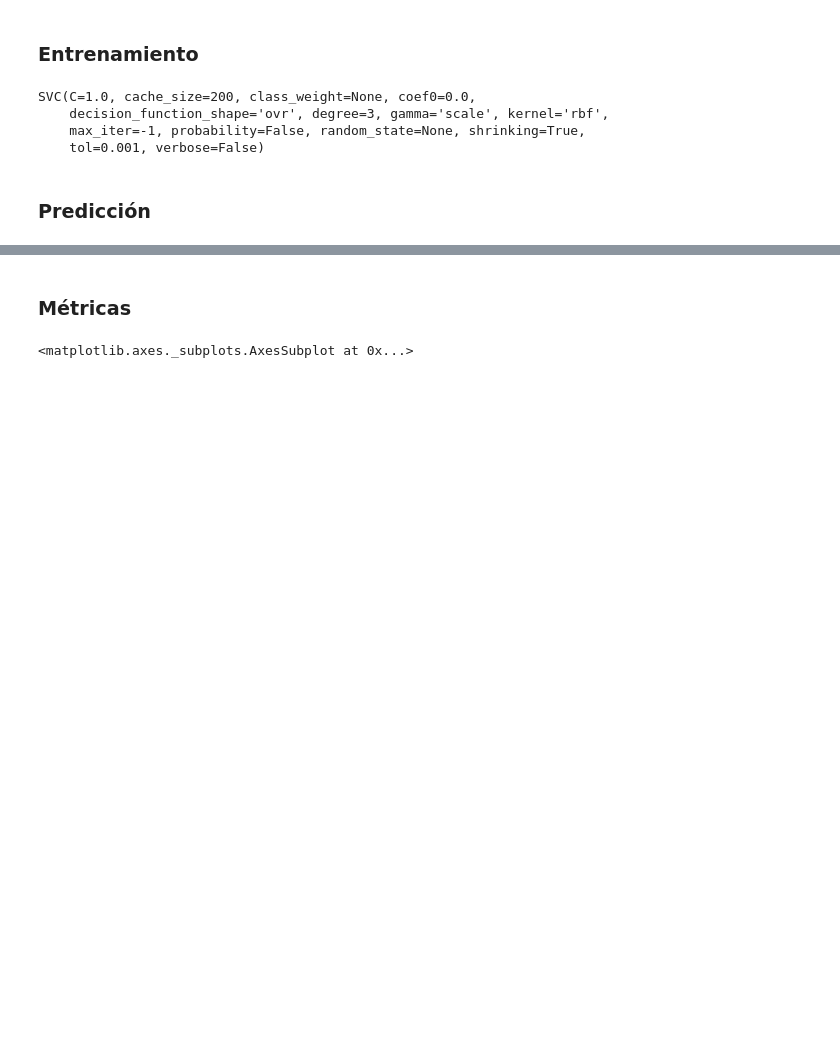
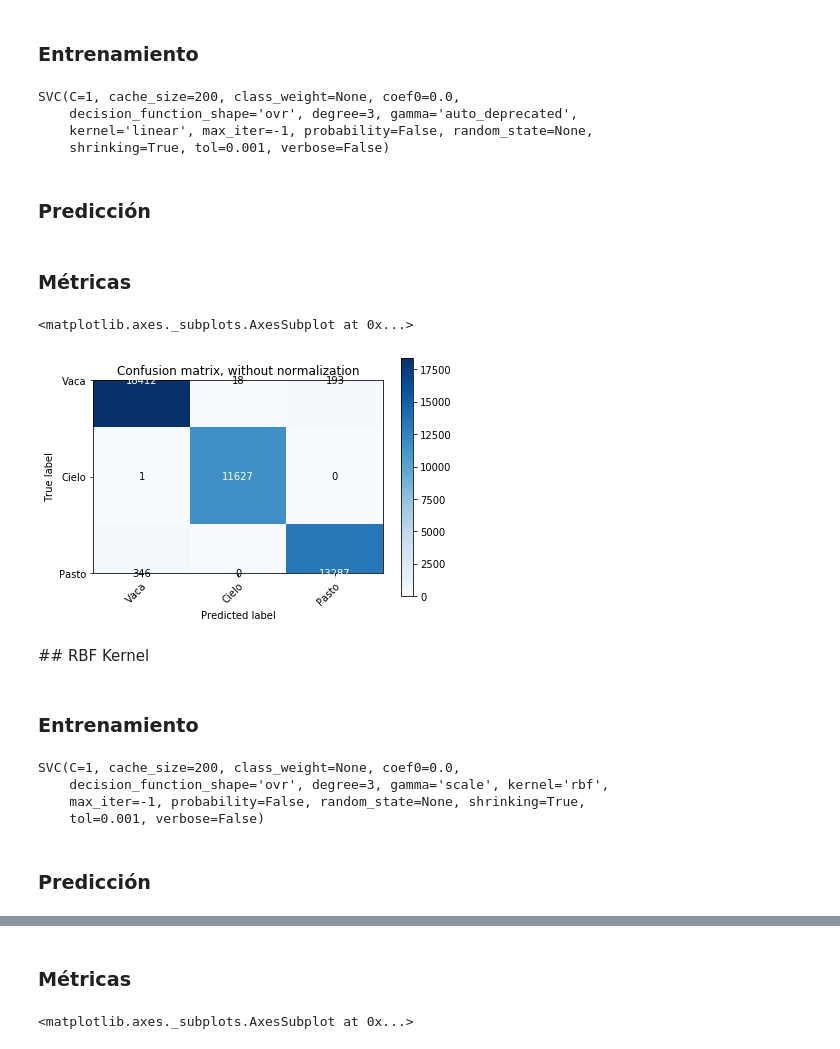
Before and after one commit to marcelolynch/machinelearning, a Jupyter notebook: tp3/Vaca.ipynb, the cells around one changed output, grey strips where cells are left out. Saved outputs shown, nothing was run; the diff lists cells and outputs as text; code cells hidden in the pictures; blank space fills up the shorter version.

Commit message:
overlay sobre otra imagen. Varios parametros del svm. Mejorando/modularizando el codigo

```diff
--- a/tp3/Vaca.ipynb
+++ b/tp3/Vaca.ipynb
@@ -74,2 +56,29 @@ vaca_mat = np.asarray(vaca_img)
+# %%
+def get_data(class_images):
+    xs = np.empty((0, 3))
+    ys = np.empty(0)
+    for i in range(len(class_images)):
+        img = Image.open(class_images[i])
+        img_mat = np.asarray(img)
+        i_x = img_mat.reshape(-1, img_mat.shape[-1])
+        i_y = np.empty(len(i_x))
+        i_y.fill(i)
+        xs = np.append(xs, i_x, axis=0)
+        ys = np.append(ys, i_y)
+    return xs, ys
+
+def overlay_pixel(color, alpha, pixel):
+    color = color * alpha
+    pixel = pixel * (1 - alpha)
+    return np.array(pixel + color).astype('uint8')
+
+def get_overlay(orig_img, colors, clf):
+    img = Image.open(orig_img)
+    img_mat = np.asarray(img)
+    flat_img_mat = np.array(img_mat.reshape(-1, img_mat.shape[-1]))
+    prediction_mat = clf.predict(flat_img_mat)
+    overlayed = np.array([overlay_pixel(colors[pred], 0.3, pixel) for pred, pixel in zip(prediction_mat, flat_img_mat)])
+    overlayed = overlayed.reshape(img_mat.shape)
+    return overlayed
 # %% [markdown]
 ### Construir set de datos
@@ -98,0 +85,8 @@ x_train, x_test, y_train, y_test = train_test_split(xs, ys, test_size=0.33, rand
+# %%
+VACA = 0
+CIELO = 1
+PASTO = 2
+
+xs, ys = get_data(['data/vaca.jpg', 'data/cielo.jpg', 'data/pasto.jpg'])
+
+x_train, x_test, y_train, y_test = train_test_split(xs, ys, test_size=0.33, random_state=42)
@@ -99,15 +95,36 @@ x_train, x_test, y_train, y_test = train_test_split(xs, ys, test_size=0.33, rand
 # %% [markdown]
 ### Entrenamiento
 # %%
-clf = svm.SVC(gamma = 'scale')
-clf.fit(x_train, y_train)
+cow_linear_clf = svm.SVC(kernel = 'linear', C = 1)
+cow_linear_clf.fit(x_train, y_train)
 # %% [output]
-SVC(C=1.0, cache_size=200, class_weight=None, coef0=0.0,
-    decision_function_shape='ovr', degree=3, gamma='scale', kernel='rbf',
-    max_iter=-1, probability=False, random_state=None, shrinking=True,
-    tol=0.001, verbose=False)
+SVC(C=1, cache_size=200, class_weight=None, coef0=0.0,
+    decision_function_shape='ovr', degree=3, gamma='auto_deprecated',
+    kernel='linear', max_iter=-1, probability=False, random_state=None,
+    shrinking=True, tol=0.001, verbose=False)
 # %% [markdown]
 ### Predicción
 # %%
-test_pred = clf.predict(x_test)
+test_pred = cow_linear_clf.predict(x_test)
 test_true = y_test
+# %% [markdown]
+### Métricas
+# %%
+plot_confusion_matrix(test_true, test_pred, classes=['Vaca', 'Cielo', 'Pasto'])
+# %% [output]
+<matplotlib.axes._subplots.AxesSubplot at 0x...>
+[figure, added]
+# %% [markdown]
+## RBF Kernel
+# %% [markdown]
+### Entrenamiento
+# %%
+cow_rbf_clf = svm.SVC(kernel = 'rbf', C = 1, gamma = 'scale')
+cow_rbf_clf.fit(x_train, y_train)
+# %% [output]
+SVC(C=1, cache_size=200, class_weight=None, coef0=0.0,
+    decision_function_shape='ovr', degree=3, gamma='scale', kernel='rbf',
+    max_iter=-1, probability=False, random_state=None, shrinking=True,
+    tol=0.001, verbose=False)
+# %% [markdown]
+### Predicción
```
Also changed, not shown: parts of 21 cells of this notebook, 4 other files.
